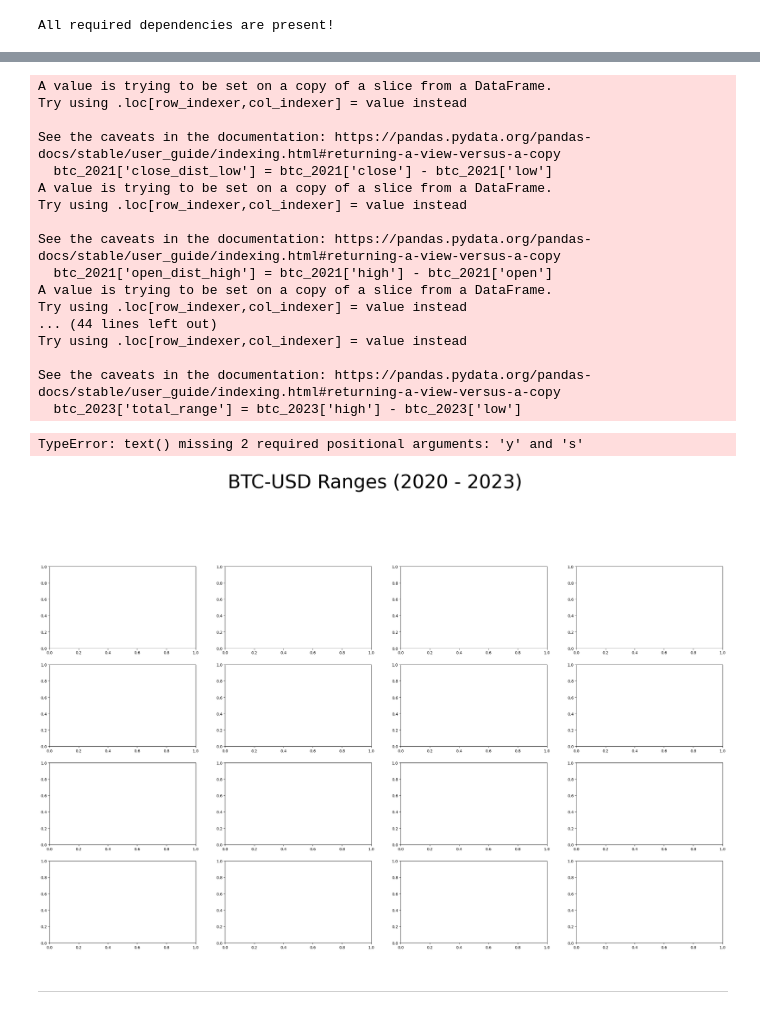
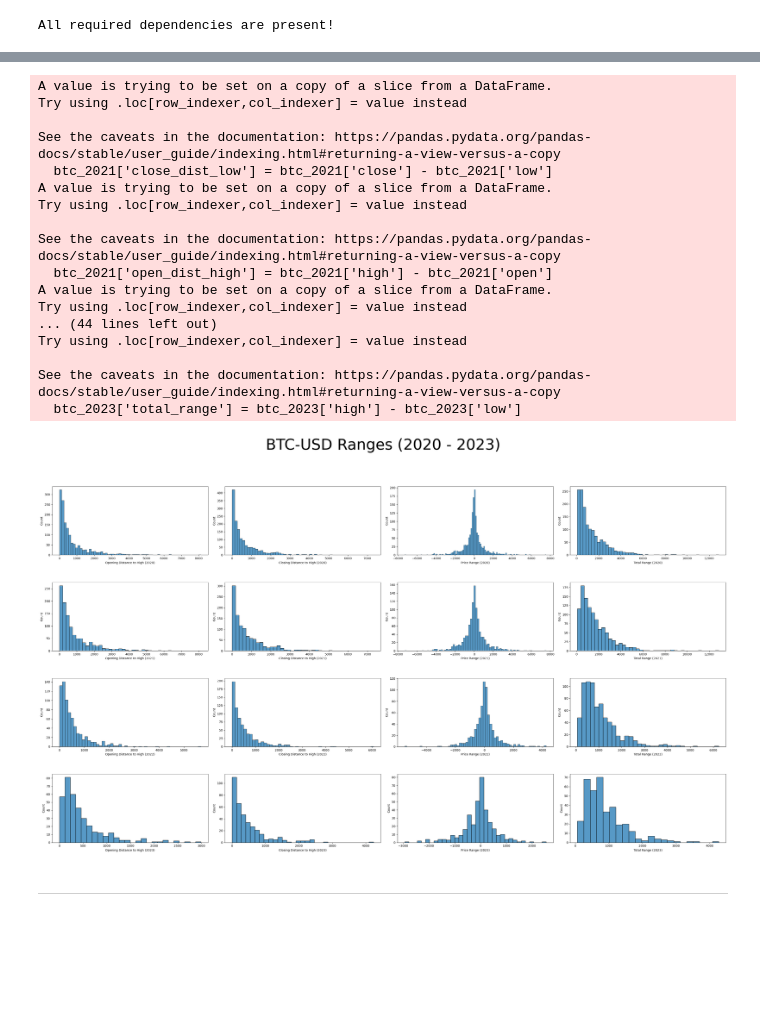
Before and after one commit to bigmikecreates/cfd_trading_strategies, a Jupyter notebook: src/sma.ipynb, the cells around one changed output, grey strips where cells are left out. Saved outputs shown, nothing was run; the diff lists cells and outputs as text; code cells hidden in the pictures; blank space fills up the shorter version.

Commit message:
update: developing sma logic
- Structuring logic
- Explored ranges of price distributions for 'BTCUSD' 2020 - 2023 per year

```diff
--- a/src/sma.ipynb
+++ b/src/sma.ipynb
@@ -144,6 +150,7 @@ plt.suptitle('BTC-USD Ranges (2020 - 2023)', fontsize=50, y=1.07)
 
 
 ## Ranges
+
 ### 2020
 btc_2020['close_dist_low'] = btc_2020['close'] - btc_2020['low']
 btc_2020['open_dist_high'] = btc_2020['high'] - btc_2020['open']
@@ -170,56 +177,52 @@ btc_2023['total_range'] = btc_2023['high'] - btc_2023['low']
 
 
 ## Plots
-### 2020
-# plt.text('2020')
-sns.histplot(btc_2020['close_dist_low'], ax=axes[0][0]).set(xlabel='Opening Distance to High')
-sns.histplot(btc_2020['open_dist_high'], ax=axes[0][1]).set(xlabel='Closing Distance to High')
-sns.histplot(btc_2020['price_range'], ax=axes[0][2]).set(xlabel='Price Range')
-sns.histplot(btc_2020['total_range'], ax=axes[0][3]).set(xlabel='Total Range')
+
+sns.histplot(btc_2020['close_dist_low'], ax=axes[0][0]).set(xlabel='Opening Distance to High (2020)')
+sns.histplot(btc_2020['open_dist_high'], ax=axes[0][1]).set(xlabel='Closing Distance to High (2020)')
+sns.histplot(btc_2020['price_range'], ax=axes[0][2]).set(xlabel='Price Range (2020)')
+sns.histplot(btc_2020['total_range'], ax=axes[0][3]).set(xlabel='Total Range (2020)')
 
 ### 2021
-# plt.text('2021')
-sns.histplot(btc_2021['close_dist_low'], ax=axes[1][0]).set(xlabel='Opening Distance to High')
-sns.histplot(btc_2021['open_dist_high'], ax=axes[1][1]).set(xlabel='Closing Distance to High')
-sns.histplot(btc_2021['price_range'], ax=axes[1][2]).set(xlabel='Price Range')
-sns.histplot(btc_2021['total_range'], ax=axes[1][3]).set(xlabel='Total Range')
+sns.histplot(btc_2021['close_dist_low'], ax=axes[1][0]).set(xlabel='Opening Distance to High (2021)')
+sns.histplot(btc_2021['open_dist_high'], ax=axes[1][1]).set(xlabel='Closing Distance to High (2021)')
+sns.histplot(btc_2021['price_range'], ax=axes[1][2]).set(xlabel='Price Range (2021)')
+sns.histplot(btc_2021['total_range'], ax=axes[1][3]).set(xlabel='Total Range (2021)')
 
 ### 2022
-# plt.text('2022')
-sns.histplot(btc_2022['close_dist_low'], ax=axes[2][0]).set(xlabel='Opening Distance to High')
-sns.histplot(btc_2022['open_dist_high'], ax=axes[2][1]).set(xlabel='Closing Distance to High')
-sns.histplot(btc_2022['price_range'], ax=axes[2][2]).set(xlabel='Price Range')
-sns.histplot(btc_2022['total_range'], ax=axes[2][3]).set(xlabel='Total Range')
+sns.histplot(btc_2022['close_dist_low'], ax=axes[2][0]).set(xlabel='Opening Distance to High (2022)')
+sns.histplot(btc_2022['open_dist_high'], ax=axes[2][1]).set(xlabel='Closing Distance to High (2022)')
+sns.histplot(btc_2022['price_range'], ax=axes[2][2]).set(xlabel='Price Range (2022)')
+sns.histplot(btc_2022['total_range'], ax=axes[2][3]).set(xlabel='Total Range (2022)')
 
 ### 2023
-# plt.text('2023')
-sns.histplot(btc_2023['close_dist_low'], ax=axes[3][0]).set(xlabel='Opening Distance to High')
-sns.histplot(btc_2023['open_dist_high'], ax=axes[3][1]).set(xlabel='Closing Distance to High')
-sns.histplot(btc_2023['price_range'], ax=axes[3][2]).set(xlabel='Price Range')
-sns.histplot(btc_2023['total_range'], ax=axes[3][3]).set(xlabel='Total Range')
+sns.histplot(btc_2023['close_dist_low'], ax=axes[3][0]).set(xlabel='Opening Distance to High (2023)')
+sns.histplot(btc_2023['open_dist_high'], ax=axes[3][1]).set(xlabel='Closing Distance to High (2023)')
+sns.histplot(btc_2023['price_range'], ax=axes[3][2]).set(xlabel='Price Range (2023)')
+sns.histplot(btc_2023['total_range'], ax=axes[3][3]).set(xlabel='Total Range (2023)')
 
 plt.tight_layout(rect=(0,0,1,1))
+plt.subplots_adjust(hspace=0.4)
 plt.show()
 # %% [output]
 A value is trying to be set on a copy of a slice from a DataFrame.
 Try using .loc[row_indexer,col_indexer] = value instead
 
 See the caveats in the documentation: https://pandas.pydata.org/pandas-docs/stable/user_guide/indexing.html#returning-a-view-versus-a-copy
   btc_2021['close_dist_low'] = btc_2021['close'] - btc_2021['low']
 A value is trying to be set on a copy of a slice from a DataFrame.
 Try using .loc[row_indexer,col_indexer] = value instead
 
 See the caveats in the documentation: https://pandas.pydata.org/pandas-docs/stable/user_guide/indexing.html#returning-a-view-versus-a-copy
   btc_2021['open_dist_high'] = btc_2021['high'] - btc_2021['open']
 A value is trying to be set on a copy of a slice from a DataFrame.
 Try using .loc[row_indexer,col_indexer] = value instead
 ... (44 lines left out)
 Try using .loc[row_indexer,col_indexer] = value instead
 
 See the caveats in the documentation: https://pandas.pydata.org/pandas-docs/stable/user_guide/indexing.html#returning-a-view-versus-a-copy
   btc_2023['total_range'] = btc_2023['high'] - btc_2023['low']
-TypeError: text() missing 2 required positional arguments: 'y' and 's'
-[figure, old version]
+[figure, new version]
 # %% [markdown]
 ---
 # %% [markdown]
```
Also changed, not shown: parts of 3 cells of this notebook.
